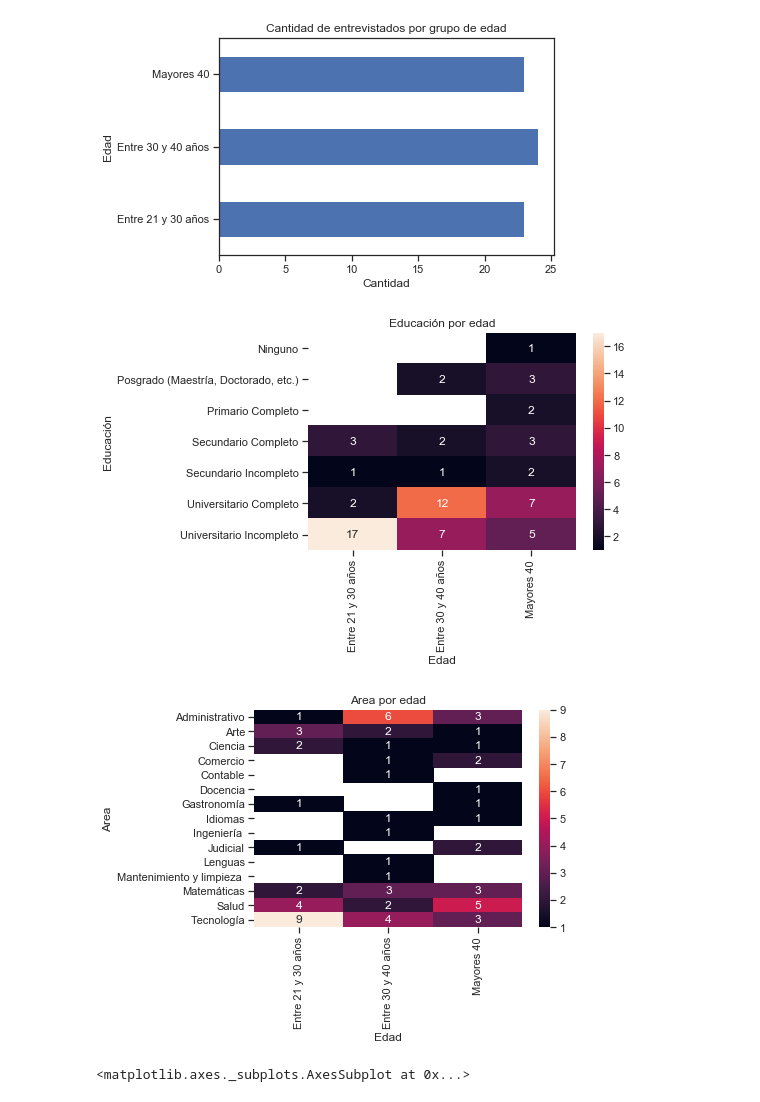
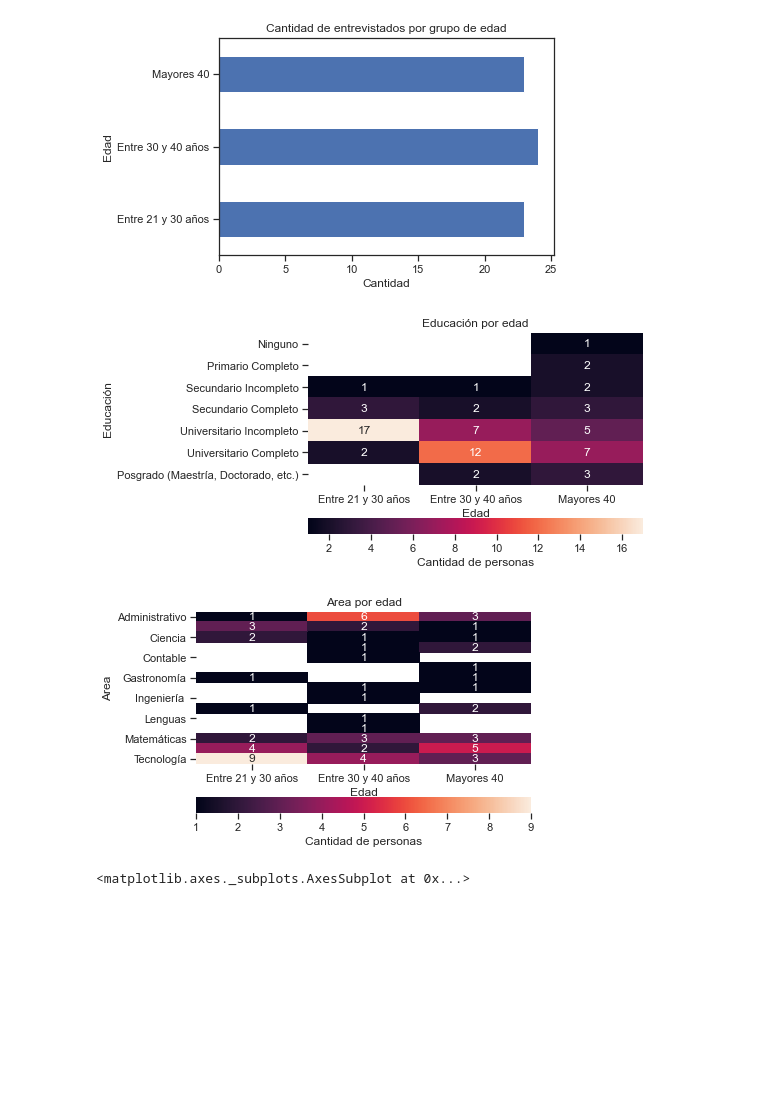
Before and after one commit to alefherrera/my-order-data, a Jupyter notebook: notebook.ipynb, the cells around one changed output. Saved outputs shown, nothing was run; the diff lists cells and outputs as text; code cells hidden in the pictures; blank space fills up the shorter version.

```diff
--- a/notebook.ipynb
+++ b/notebook.ipynb
@@ -22,24 +22,27 @@ plot.set(ylabel="Edad", xlabel="Cantidad")
 # %% [output]
 [Text(0, 0.5, 'Edad'), Text(0.5, 0, 'Cantidad')]
 [figure]
+# %%
+education_age = df.groupby(["education", "age"]).size()
+education_age = education_age.reset_index(level=[0,1])
+education_age.columns = ["Educación", "Edad", "size"]
+education_age["Educación"] = pd.Categorical(education_age["Educación"], ordered=True,
+                   categories=['Ninguno', 'Primario Completo', 'Secundario Incompleto', 'Secundario Completo', 'Universitario Incompleto', 'Universitario Completo', 'Posgrado (Maestría, Doctorado, etc.)'])
+education_age.sort_values('Educación', inplace=True)
+result = education_age.pivot(index='Educación', columns='Edad', values='size')
+sns.heatmap(result, annot=True, fmt="g", cbar_kws={'label': 'Cantidad de personas', 'orientation': 'horizontal'}).set_title("Educación por edad")
+plt.show()
+# %% [output]
+[figure, added]
 # %%
-education_age = df.groupby(["education", "age"]).size()
-education_age = education_age.reset_index(level=[0,1])
-education_age.columns = ["Educación", "Edad", "size"]
-result = education_age.pivot(index='Educación', columns='Edad', values='size')
-sns.heatmap(result, annot=True, fmt="g").set_title("Educación por edad")
+area_age = df.groupby(["area", "age"]).size()
+area_age = area_age.reset_index(level=[0,1])
+area_age.columns = ["Area", "Edad", "size"]
+result = area_age.pivot(index='Area', columns='Edad', values='size')
+sns.heatmap(result, annot=True, fmt="g", cbar_kws={'label': 'Cantidad de personas', 'orientation': 'horizontal'}).set_title("Area por edad")
 plt.show()
 # %% [output]
-[figure, old version]
+[figure, new version]
-# %%
-area_age = df.groupby(["area", "age"]).size()
-area_age = area_age.reset_index(level=[0,1])
-area_age.columns = ["Area", "Edad", "size"]
-result = area_age.pivot(index='Area', columns='Edad', values='size')
-sns.heatmap(result, annot=True, fmt="g").set_title("Area por edad")
-plt.show()
-# %% [output]
-[figure, removed]
 # %%
 df["app_use"].plot.density(title="Densidad de probabilidad de uso")
 # %% [output]
```
